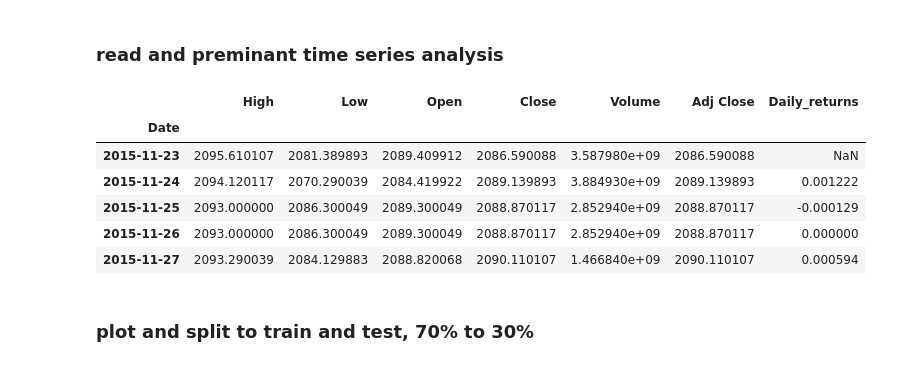
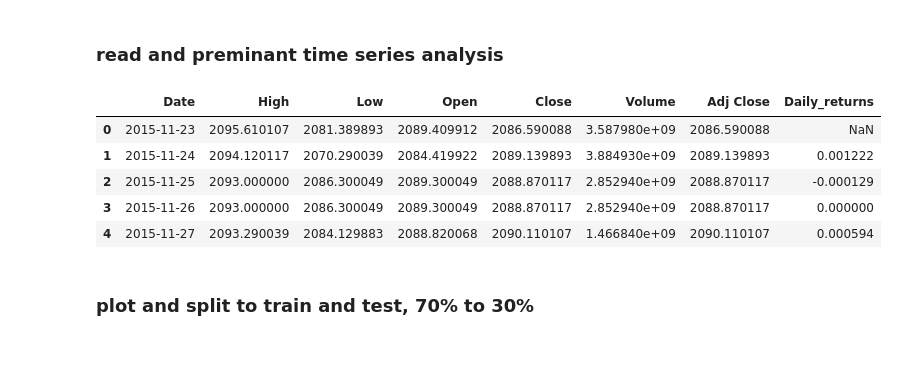
Before and after one commit to KenBitSalt/trade2023, a Jupyter notebook: modelbuilding/timeseries.ipynb, the cells around one changed output. Drawn from its saved outputs; the diff is of its cells as text; code cells hidden in the pictures.

```diff
--- a/modelbuilding/timeseries.ipynb
+++ b/modelbuilding/timeseries.ipynb
@@ -12,17 +12,16 @@ import seaborn as sns
 ### read and preminant time series analysis
 # %%
 df = pd.read_csv("./training_and_test/yahoo_stock.csv")
-df.set_index('Date', inplace=True)
+#df.set_index('Date', inplace=True)
 df['Daily_returns'] = df['Adj Close'].pct_change()
 df.head()
 # %% [output]
-|  | High | Low | Open | Close | Volume | Adj Close | Daily_returns |
-| Date |  |  |  |  |  |  |  |
-| 2015-11-23 | 2095.610107 | 2081.389893 | 2089.409912 | 2086.590088 | 3.587980e+09 | 2086.590088 | NaN |
-| 2015-11-24 | 2094.120117 | 2070.290039 | 2084.419922 | 2089.139893 | 3.884930e+09 | 2089.139893 | 0.001222 |
-| 2015-11-25 | 2093.000000 | 2086.300049 | 2089.300049 | 2088.870117 | 2.852940e+09 | 2088.870117 | -0.000129 |
-| 2015-11-26 | 2093.000000 | 2086.300049 | 2089.300049 | 2088.870117 | 2.852940e+09 | 2088.870117 | 0.000000 |
-| 2015-11-27 | 2093.290039 | 2084.129883 | 2088.820068 | 2090.110107 | 1.466840e+09 | 2090.110107 | 0.000594 |
+|  | Date | High | Low | Open | Close | Volume | Adj Close | Daily_returns |
+| 0 | 2015-11-23 | 2095.610107 | 2081.389893 | 2089.409912 | 2086.590088 | 3.587980e+09 | 2086.590088 | NaN |
+| 1 | 2015-11-24 | 2094.120117 | 2070.290039 | 2084.419922 | 2089.139893 | 3.884930e+09 | 2089.139893 | 0.001222 |
+| 2 | 2015-11-25 | 2093.000000 | 2086.300049 | 2089.300049 | 2088.870117 | 2.852940e+09 | 2088.870117 | -0.000129 |
+| 3 | 2015-11-26 | 2093.000000 | 2086.300049 | 2089.300049 | 2088.870117 | 2.852940e+09 | 2088.870117 | 0.000000 |
+| 4 | 2015-11-27 | 2093.290039 | 2084.129883 | 2088.820068 | 2090.110107 | 1.466840e+09 | 2090.110107 | 0.000594 |
 # %% [markdown]
 ### plot and split to train and test, 70% to 30%
 # %%
```
Also changed, not shown: parts of 3 cells of this notebook, 1 other file.
